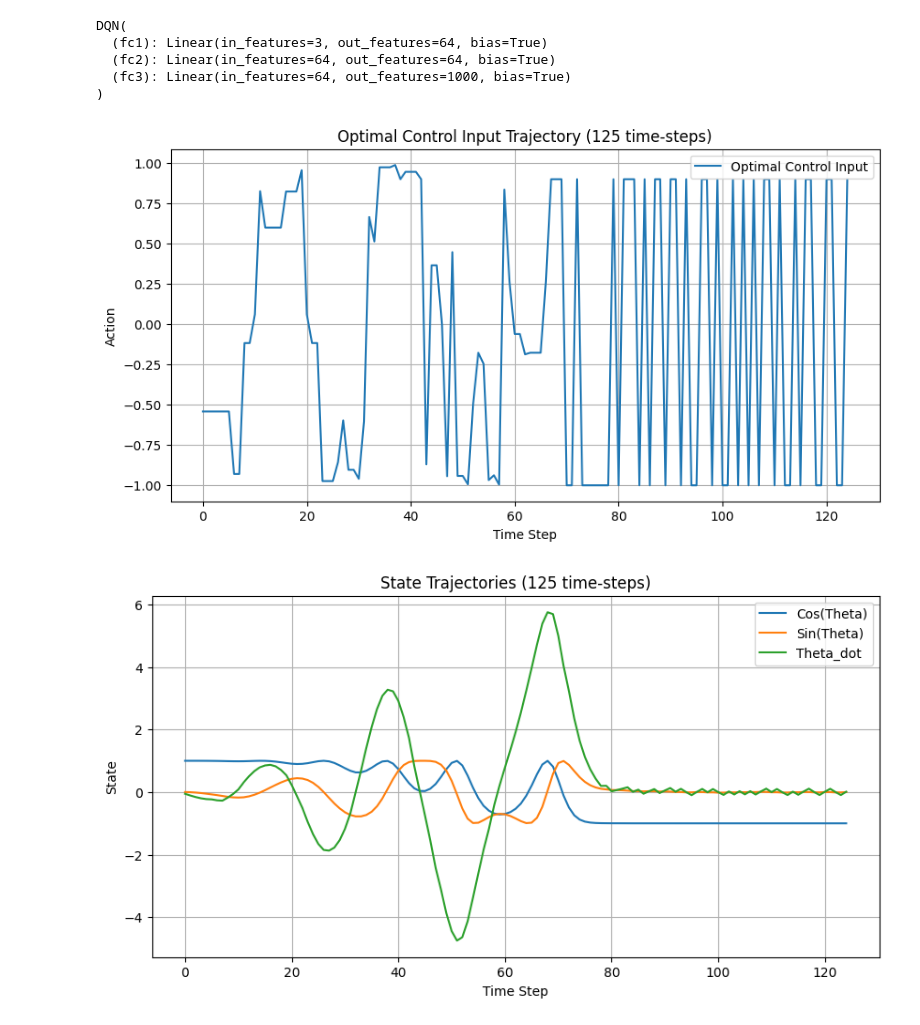
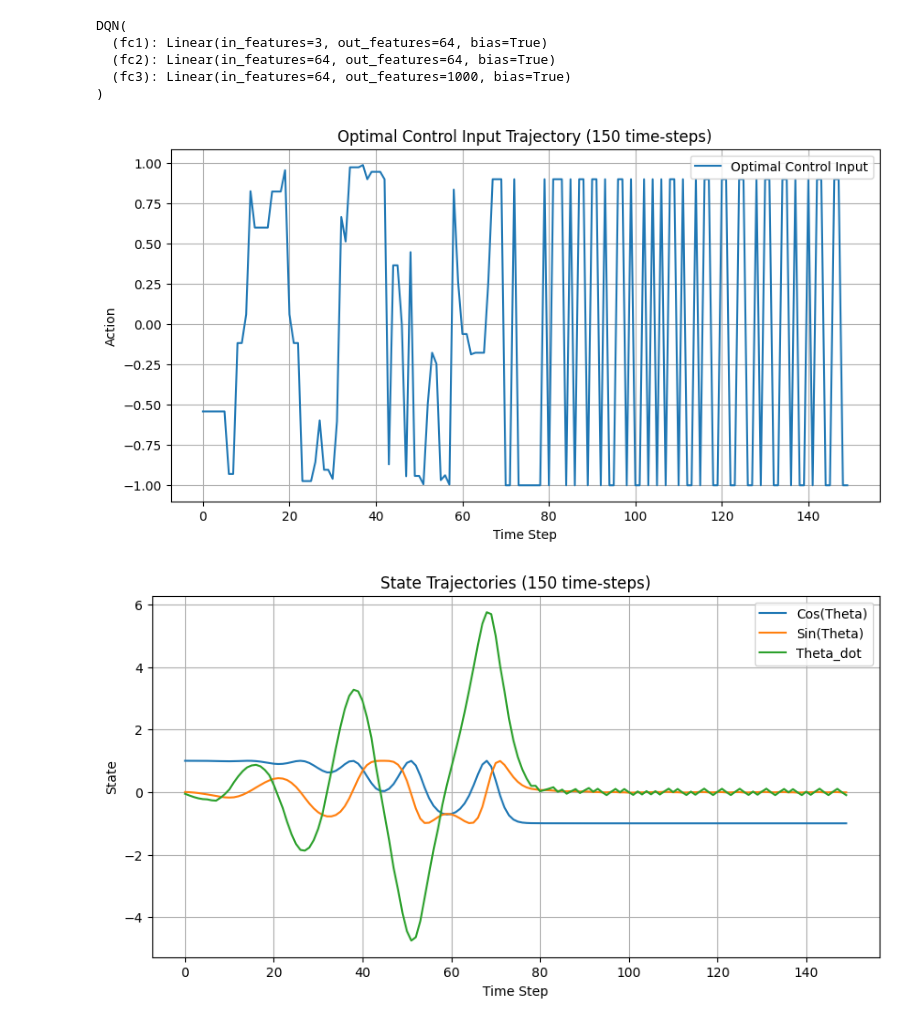
Before and after one commit to kaytida/RL-Project-2, a Jupyter notebook: DQN/DQN.ipynb, the cells around one changed output. Saved outputs shown, nothing was run; the diff lists cells and outputs as text; code cells hidden in the pictures.

```diff
--- a/DQN/DQN.ipynb
+++ b/DQN/DQN.ipynb
@@ -151,9 +226,9 @@ if __name__ == '__main__':
         score, done = 0.0, False
 
         # randomly select the mass and length of the pendulum
-        mass = 1.5
-        length = 0.8
-        b = 0.2
+        mass = 2.3
+        length = 1.4
+        b = 0.4
 
         timestep = 0
         while not done:
@@ -258,8 +333,8 @@ damping = 0.2
 initial_state = np.array([1.0, 0.0, 0.0])  # Example initial state
 
 # Define time steps
-num_steps = 125
-dt = 0.1
+num_steps = 150
+dt = 0.001
 
 # Initialize arrays to store state trajectories
 cos_theta_traj = []
@@ -276,32 +351,32 @@ for _ in range(num_steps):
 
     next_state = simulate_pendulum(state, np.array([action]), mass, length, damping)
     cos_theta_traj.append(next_state[0])
     sin_theta_traj.append(next_state[1])
     theta_dot_traj.append(next_state[2])
 
     state = next_state
 
 # Plot optimal control input trajectory
 plt.figure(figsize=(10, 5))
 plt.plot(action_traj, label='Optimal Control Input')
 plt.xlabel('Time Step')
 plt.ylabel('Action')
 plt.title('Optimal Control Input Trajectory ('+str(num_steps)+' time-steps)')
 plt.legend()
 plt.grid(True)
 plt.show()
 
 # Plot state trajectories
 plt.figure(figsize=(10, 5))
 plt.plot(cos_theta_traj, label='Cos(Theta)')
 plt.plot(sin_theta_traj, label='Sin(Theta)')
 plt.plot(theta_dot_traj, label='Theta_dot')
 plt.xlabel('Time Step')
 plt.ylabel('State')
 plt.title('State Trajectories ('+str(num_steps)+' time-steps)')
 plt.legend()
 plt.grid(True)
 plt.show()
 # %% [output]
-[figure, old version]
+[figure, new version]
-[figure, old version]
+[figure, new version]
```
Also changed, not shown: parts of 7 cells of this notebook, 1 other file.
